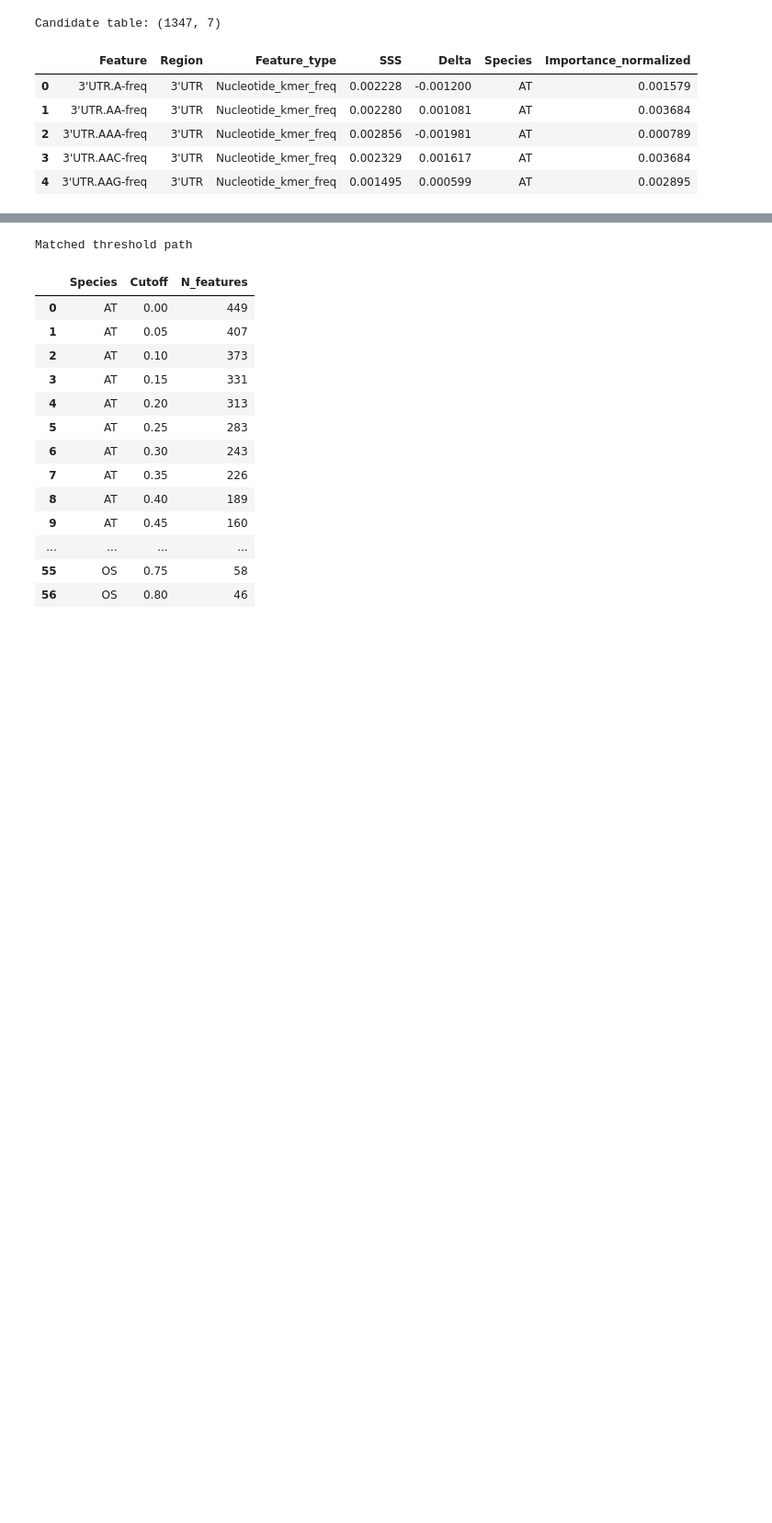
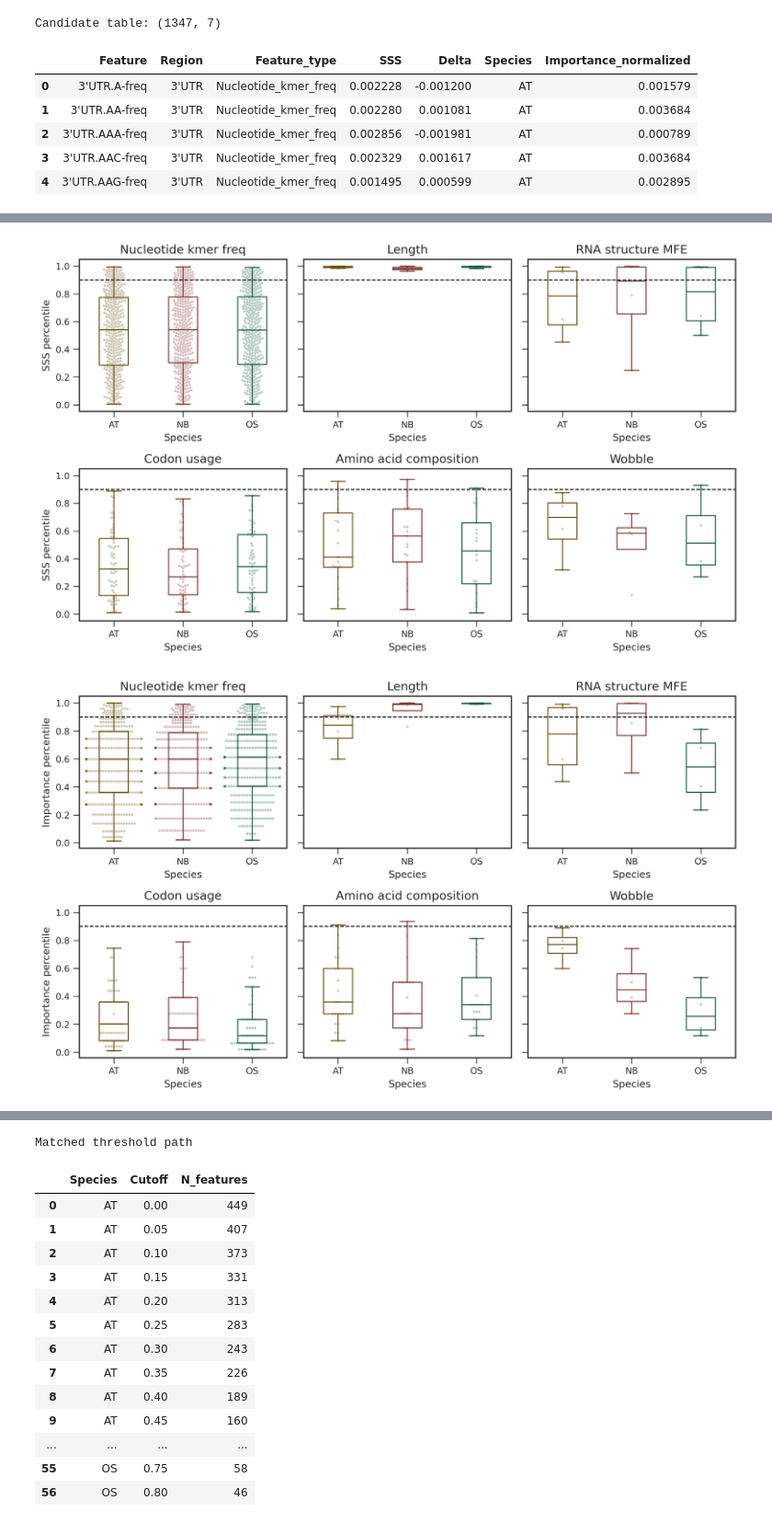
Before and after one commit to ih-11/regression, a Jupyter notebook: notebooks/notebook4.ipynb, the cells around one changed output, grey strips where cells are left out. Shown at 92% size. Saved outputs shown, nothing was run; the diff lists cells and outputs as text; code cells hidden in the pictures; blank space fills up the shorter version.

```diff
--- a/notebooks/notebook4.ipynb
+++ b/notebooks/notebook4.ipynb
@@ -358,0 +559,64 @@ plt.show()
+# %%
+# ============================================
+# Global percentile ranking by feature category
+# SSS percentile + importance percentile
+# ============================================
+
+feature_order = [
+    "Nucleotide_kmer_freq", "Length", "RNA_structure_MFE",
+    "Codon_usage", "Amino_acid_composition", "Wobble",
+]
+species_order = ["AT", "NB", "OS"]
+palette = {SPECIES_INFO[k]["label"]: SPECIES_INFO[k]["color"] for k in SPECIES}
+plot_df = candidate_df.loc[candidate_df["Feature_type"].isin(feature_order)].copy()
+
+def plot_percentile_grid(y, ylabel):
+    fig, axes = plt.subplots(2, 3, figsize=(10, 6), dpi=_PLOT_CFG["dpi"], sharey=True)
+
+    for ax, feature_type in zip(axes.flat, feature_order):
+        temp = plot_df.loc[plot_df["Feature_type"] == feature_type]
+
+        sns.boxplot(
+            data=temp, x="Species", y=y, order=species_order, palette=palette,
+            width=0.42, showfliers=False, fill=False, linewidth=1, ax=ax,
+        )
+        sns.swarmplot(
+            data=temp, x="Species", y=y, order=species_order, palette=palette,
+            size=2.5, alpha=0.30, linewidth=0, ax=ax,
+        )
+
+        ax.axhline(0.90, color="black", ls="--", lw=1)
+        ax.set_title(feature_type.replace("_", " "))
+        format_axis(ax, xlabel=None, ylabel=ylabel if ax in axes[:, 0] else None)
+
+    plt.tight_layout()
+    plt.show()
+
+plot_percentile_grid("SSS_percentile", "SSS percentile")
+plot_percentile_grid("Importance_percentile", "Importance percentile")
+
+# --------------------------------------------
+# Features passing both global 0.90 cutoffs
+# --------------------------------------------
+
+CUTOFF = 0.90
+plot_df["Pass_joint"] = (
+    (plot_df["SSS_percentile"] >= CUTOFF) &
+    (plot_df["Importance_percentile"] >= CUTOFF)
+)
+
+cutoff_summary_df = (
+    plot_df.groupby(["Feature_type", "Species"])
+    .agg(
+        N_features=("Feature", "size"),
+        N_SSS_p90=("SSS_percentile", lambda x: (x >= CUTOFF).sum()),
+        N_importance_p90=("Importance_percentile", lambda x: (x >= CUTOFF).sum()),
+        N_joint_p90=("Pass_joint", "sum"),
+    )
+    .reset_index()
+)
+
+display(cutoff_summary_df)
+# %% [output]
+[figure, added]
+[figure, added]
```
Also changed, not shown: parts of 12 cells of this notebook, 1 other file.
